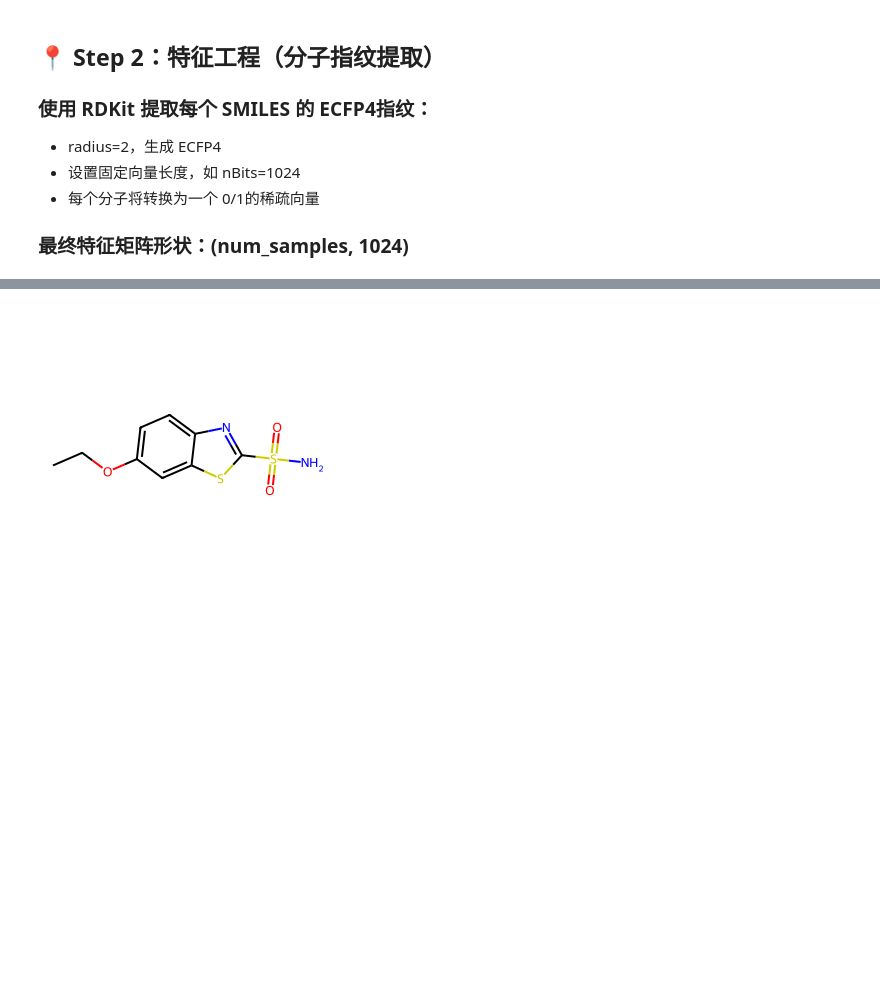
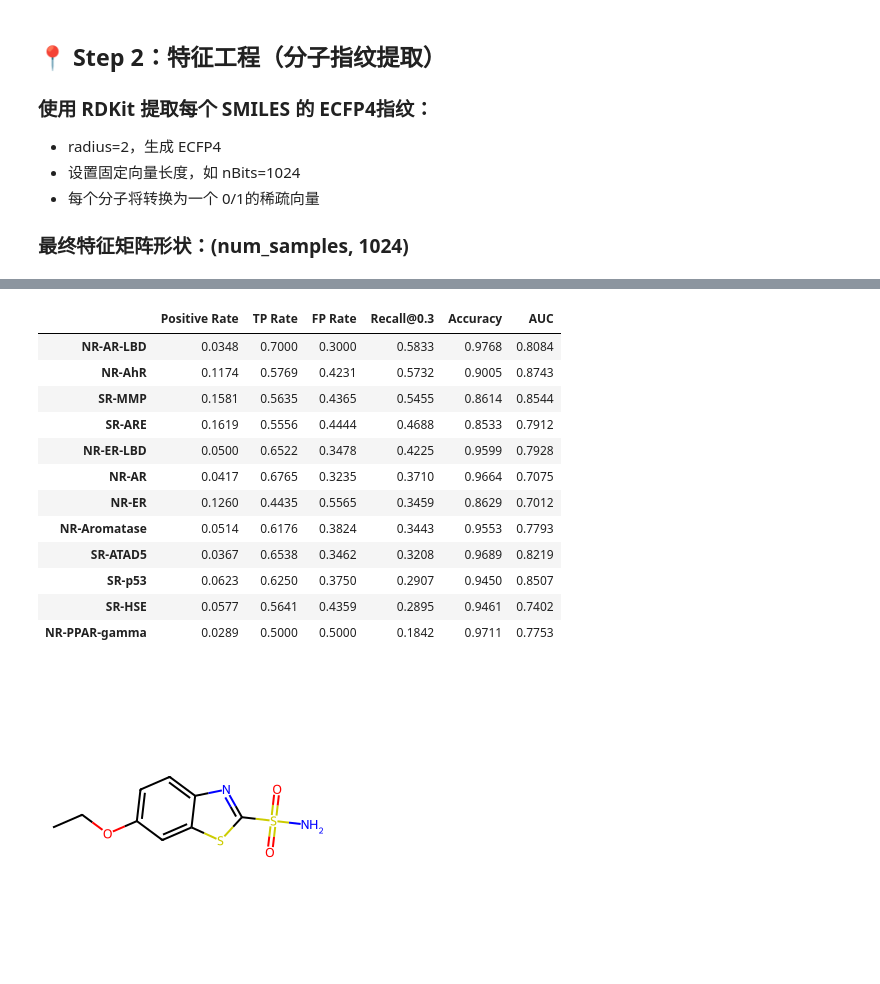
Before and after one commit to heyyyjiaming/DSS5104-MolecularPropertiesGNN, a Jupyter notebook: playground/ML_model_zy.ipynb, the cells around one changed output, grey strips where cells are left out. Saved outputs shown, nothing was run; the diff lists cells and outputs as text; code cells hidden in the pictures; blank space fills up the shorter version.

Commit message:
lightgbm and gridsearch

```diff
--- a/playground/ML_model_zy.ipynb
+++ b/playground/ML_model_zy.ipynb
@@ -376,0 +368,38 @@ eval_df.to_csv("tox21_xgboost_filtered_eval.csv")
+# %%
+models = {}
+metrics = {}
+
+for label in label_names:
+    valid_idx = ~tox_data[label].isna()
+    X_valid = X_fp[valid_idx]
+    y_valid = tox_data[label].values[valid_idx]
+
+    X_train, X_test, y_train, y_test = train_test_split(
+        X_valid, y_valid, test_size=0.2, random_state=42, stratify=y_valid
+    )
+
+    # model = LGBMClassifier(**best_params)
+    model = clone(grid.best_estimator_)
+    model.fit(X_train, y_train)
+
+    y_proba = model.predict_proba(X_test)[:, 1]
+    y_pred = (y_proba > threshold).astype(int)
+
+    tn, fp, fn, tp = confusion_matrix(y_test, y_pred).ravel()
+
+    positive_rate = np.mean(y_test)
+    tp_rate = tp / (tp + fp) if (tp + fp) > 0 else 0
+    fp_rate = fp / (tp + fp) if (tp + fp) > 0 else 0
+    recall = recall_score(y_test, y_pred)
+    accuracy = accuracy_score(y_test, y_pred)
+    auc = roc_auc_score(y_test, y_proba)
+
+    models[label] = model
+    metrics[label] = {
+        "Positive Rate": round(positive_rate, 4),
+        "TP Rate": round(tp_rate, 4),
+        "FP Rate": round(fp_rate, 4),
+        "Recall@0.3": round(recall, 4),
+        "Accuracy": round(accuracy, 4),
+        "AUC": round(auc, 4)
+    }
@@ -377,3 +424,21 @@ eval_df.to_csv("tox21_xgboost_filtered_eval.csv")
+# %%
+eval_df = pd.DataFrame(metrics).T.sort_values(by="Recall@0.3", ascending=False)
+display(eval_df)
+eval_df.to_csv("tox21_lightgbm_results.csv")
+# %% [output]
+|  | Positive Rate | TP Rate | FP Rate | Recall@0.3 | Accuracy | AUC |
+| NR-AR-LBD | 0.0348 | 0.7000 | 0.3000 | 0.5833 | 0.9768 | 0.8084 |
+| NR-AhR | 0.1174 | 0.5769 | 0.4231 | 0.5732 | 0.9005 | 0.8743 |
+| SR-MMP | 0.1581 | 0.5635 | 0.4365 | 0.5455 | 0.8614 | 0.8544 |
+| SR-ARE | 0.1619 | 0.5556 | 0.4444 | 0.4688 | 0.8533 | 0.7912 |
+| NR-ER-LBD | 0.0500 | 0.6522 | 0.3478 | 0.4225 | 0.9599 | 0.7928 |
+| NR-AR | 0.0417 | 0.6765 | 0.3235 | 0.3710 | 0.9664 | 0.7075 |
+| NR-ER | 0.1260 | 0.4435 | 0.5565 | 0.3459 | 0.8629 | 0.7012 |
+| NR-Aromatase | 0.0514 | 0.6176 | 0.3824 | 0.3443 | 0.9553 | 0.7793 |
+| SR-ATAD5 | 0.0367 | 0.6538 | 0.3462 | 0.3208 | 0.9689 | 0.8219 |
+| SR-p53 | 0.0623 | 0.6250 | 0.3750 | 0.2907 | 0.9450 | 0.8507 |
+| SR-HSE | 0.0577 | 0.5641 | 0.4359 | 0.2895 | 0.9461 | 0.7402 |
+| NR-PPAR-gamma | 0.0289 | 0.5000 | 0.5000 | 0.1842 | 0.9711 | 0.7753 |
 # %%
 from rdkit import Chem
 from rdkit.Chem import Draw
```
Also changed, not shown: parts of 22 cells of this notebook, 2 other files.
